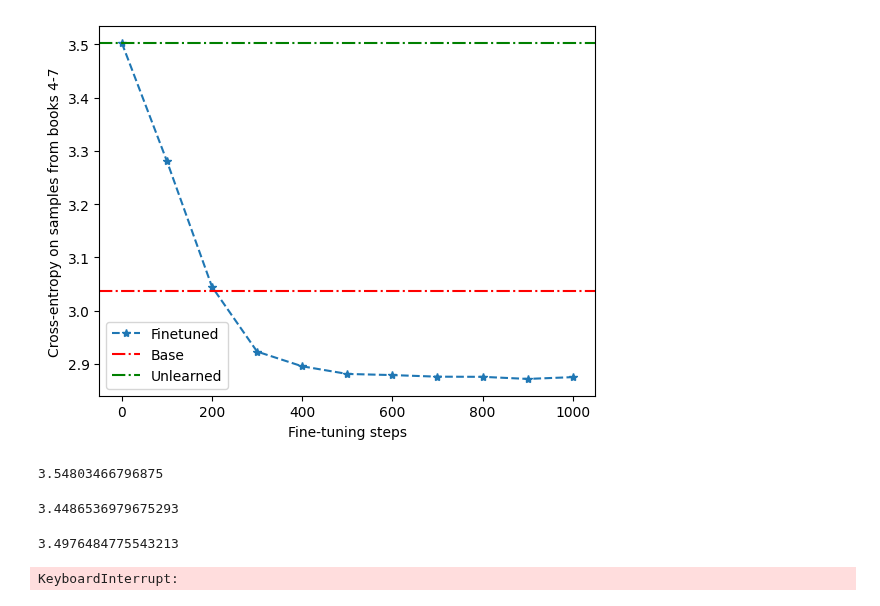
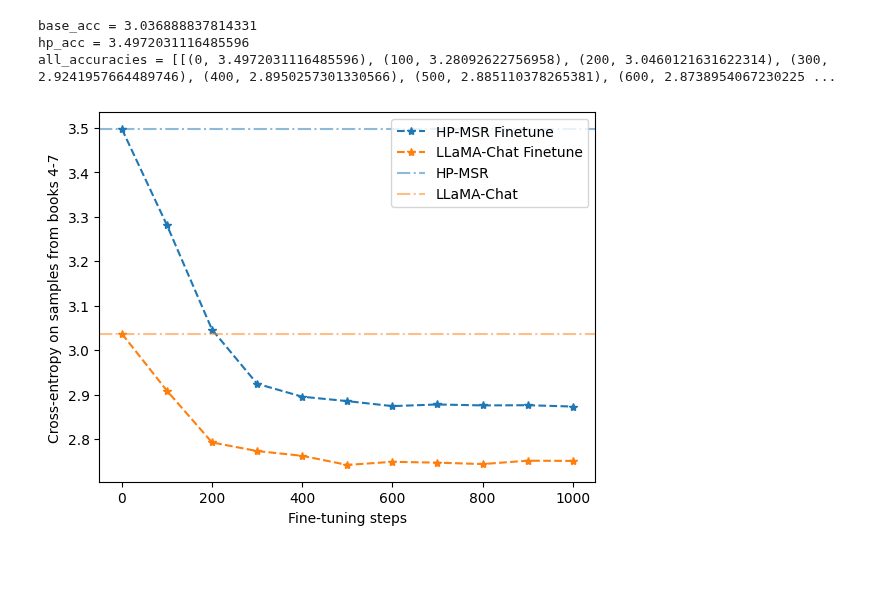
Before and after one commit to magikarp01/hp-unlrn, a Jupyter notebook: relearning_plots.ipynb, the cells around one changed output. Drawn from its saved outputs; the diff is of its cells as text; code cells hidden in the pictures; blank space fills up the shorter version.

```diff
--- a/relearning_plots.ipynb
+++ b/relearning_plots.ipynb
@@ -42,9 +42,13 @@ with open(f"tasks/hp/data/tranched_by_book/all.jsonl", "w") as f:
     f.write(all_data)
 # %%
 tokenizer = AutoTokenizer.from_pretrained(
-    "meta-llama/Llama-2-7b-chat-hf",
+    "microsoft/Llama2-7b-WhoIsHarryPotter",
     use_auth_token=hf_token
 )
+
+tokenizer.pad_token = tokenizer.eos_token
+
+print(tokenizer.pad_token)
 
 hp_familiarity_tasks = [HPFamiliarityTranchedByBook(i) for i in books_to_test_on]
 
@@ -131,3 +182,16 @@ def eval_model(model):
+# %%
+print("base_acc =", base_acc)
+print("hp_acc =", hp_acc)
+print("all_accuracies =", all_accuracies)
+# %% [output]
+base_acc = 3.036888837814331
+hp_acc = 3.4972031116485596
+all_accuracies = [[(0, 3.4972031116485596), (100, 3.28092622756958), (200, 3.0460121631622314), (300, 2.9241957664489746), (400, 2.8950257301330566), (500, 2.885110378265381), (600, 2.8738954067230225 ...
+# %%
+# results for finetuned unlearned and chat models - FOR PAPER
+base_acc = 3.036888837814331
+hp_acc = 3.4972031116485596
+all_accuracies = [[(0, 3.4972031116485596), (100, 3.28092622756958), (200, 3.0460121631622314), (300, 2.9241957664489746), (400, 2.8950257301330566), (500, 2.885110378265381), (600, 2.8738954067230225), (700, 2.8775532245635986), (800, 2.8754568099975586), (900, 2.8759214878082275), (1000, 2.8729376792907715)], [(0, 3.036888837814331), (100, 2.908545970916748), (200, 2.792257070541382), (300, 2.7728617191314697), (400, 2.762115955352783), (500, 2.7416458129882812), (600, 2.7486376762390137), (700, 2.746772050857544), (800, 2.7435569763183594), (900, 2.751146078109741), (1000, 2.750664472579956)]]
 # %%
 # results from prev run
 base_acc_ = 0.46534305908678647
@@ -139,61 +203,41 @@ hp_acc_ = 0.10280970625798212
 all_accuracies_ = [[(0, 0.10280970625798212), (100, 0.1336739037888463), (200, 0.09450830140485313), (300, 0.24244359301830565), (400, 0.2220093656875266), (500, 0.15197956577266922), (600, 0.18284376330353344), (700, 0.13154533844189017), (800, 0.09663686675180927), (900, 0.1911451681566624), (1000, 0.12537249893571734)]]
 # %%
 # results on cross-entropy eval (1000 samples from books 4-7)
-base_acc = 3.0362651348114014
-hp_acc = 3.502548933029175
-all_accuracies = [[(0, 3.502548933029175), (100, 3.2807469367980957), (200, 3.0449798107147217), (300, 2.9233744144439697), (400, 2.895801305770874), (500, 2.881465196609497), (600, 2.87931227684021), (700, 2.8763437271118164), (800, 2.8760416507720947), (900, 2.872117757797241), (1000, 2.8754565715789795)]]
+base_acc_ = 3.0362651348114014
+hp_acc_ = 3.502548933029175
+all_accuracies_ = [[(0, 3.502548933029175), (100, 3.2807469367980957), (200, 3.0449798107147217), (300, 2.9233744144439697), (400, 2.895801305770874), (500, 2.881465196609497), (600, 2.87931227684021), (700, 2.8763437271118164), (800, 2.8760416507720947), (900, 2.872117757797241), (1000, 2.8754565715789795)]]
 # %%
 keys = ["zero_shot"]
 line_styles = ['--', '-', '-.']
 
 #for y, key in zip(ys, keys):
 #    plt.plot(x, y, linestyle="--", marker="*", label="dpo_" + key)
 
-for accs in all_accuracies:
+labels = ["HP-MSR Finetune", "LLaMA-Chat Finetune"]
+colors = ["tab:blue", "tab:orange"]
+
+for accs, label, color in zip(all_accuracies, labels, colors):
     xs = [ckpt for ckpt, _ in accs]
     ys = [acc for _, acc in accs]
-    plt.plot(xs, ys, linestyle="--", marker="*", label="Finetuned")
+    plt.plot(xs, ys, linestyle="--", marker="*", label=label, color=color)
 
 plt.xlabel('Fine-tuning steps')
 plt.ylabel('Cross-entropy on samples from books 4-7')
 
 #for key, line_style in zip(keys, line_styles):
 #    plt.axhline(y=base_acc[key], color='r', linestyle=line_style, label="base_" + key)
 #    plt.axhline(y=hp_acc[key], color='g', linestyle=line_style, label="unlearned_" + key)
 
-plt.axhline(y=base_acc, color='r', linestyle='-.', label="Base")
-plt.axhline(y=hp_acc, color='g', linestyle='-.', label="Unlearned")
+plt.axhline(y=hp_acc, linestyle='-.', label="HP-MSR", color="tab:blue", alpha=0.5)
+plt.axhline(y=base_acc, linestyle='-.', label="LLaMA-Chat", color="tab:orange", alpha=0.5)
 
 plt.legend()
 plt.show()
 # %% [output]
-[figure, old version]
+[figure, new version]
 # %%
 hp_model = AutoModelForCausalLM.from_pretrained(
     "microsoft/Llama2-7b-WhoIsHarryPotter",
     use_auth_token=hf_token,
     torch_dtype=torch.bfloat16
 ).cuda()
-# %%
-few_shot_counts = [2, 4, 6, 8, 10]
-few_shot_accs = []
-
-tokenizer = AutoTokenizer.from_pretrained(
-    "meta-llama/Llama-2-7b-chat-hf",
-    use_auth_token=hf_token
-)
-
-tokenizer.pad_token = tokenizer.eos_token
-
-for n in few_shot_counts:
-    few_shot_verbatim = HPVerbatimTaskTranchedByBook(8, tokenizer, books_to_test_on, few_shot_num=n)
-
-    with torch.no_grad():
-        acc = few_shot_verbatim.get_train_loss(hp_model, n_iters=100).item()
-    print(acc)
-    few_shot_accs.append(acc)
-# %% [output]
-3.54803466796875
-3.4486536979675293
-3.4976484775543213
-KeyboardInterrupt:
```
Also changed, not shown: parts of 3 cells of this notebook, 2 other files.
